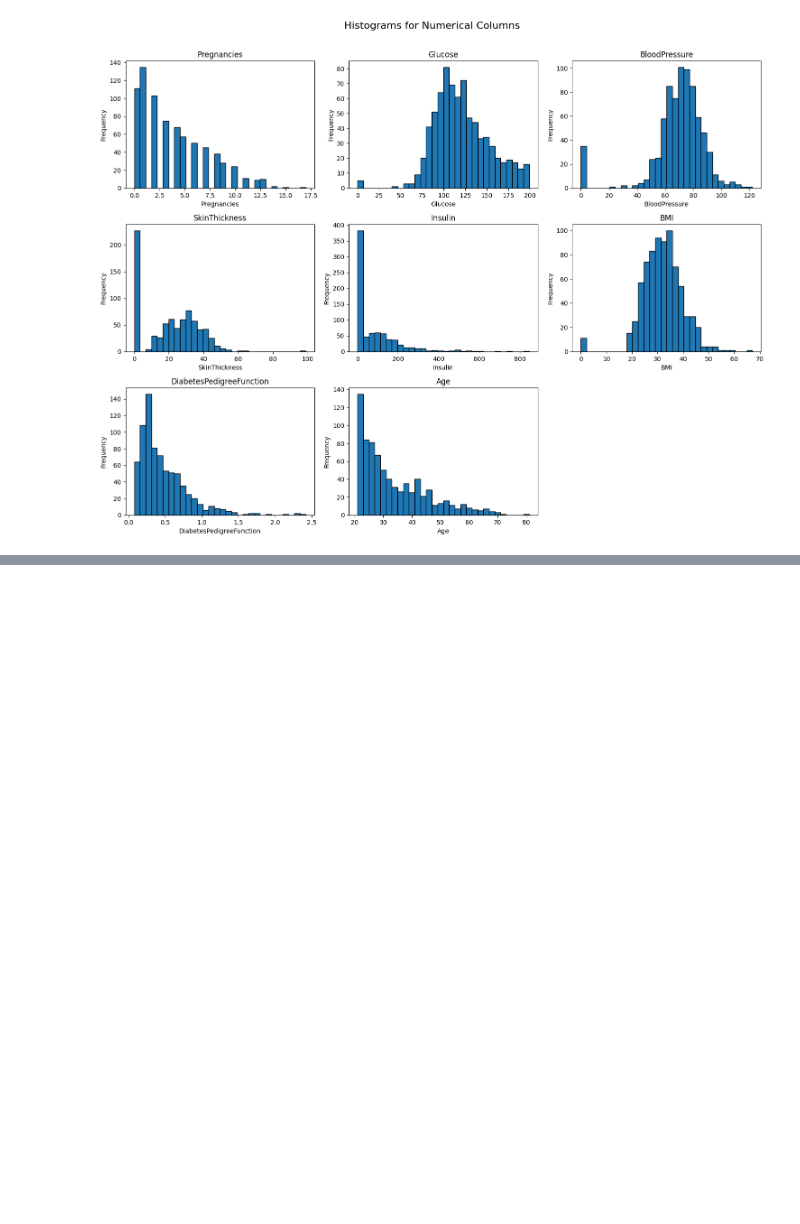
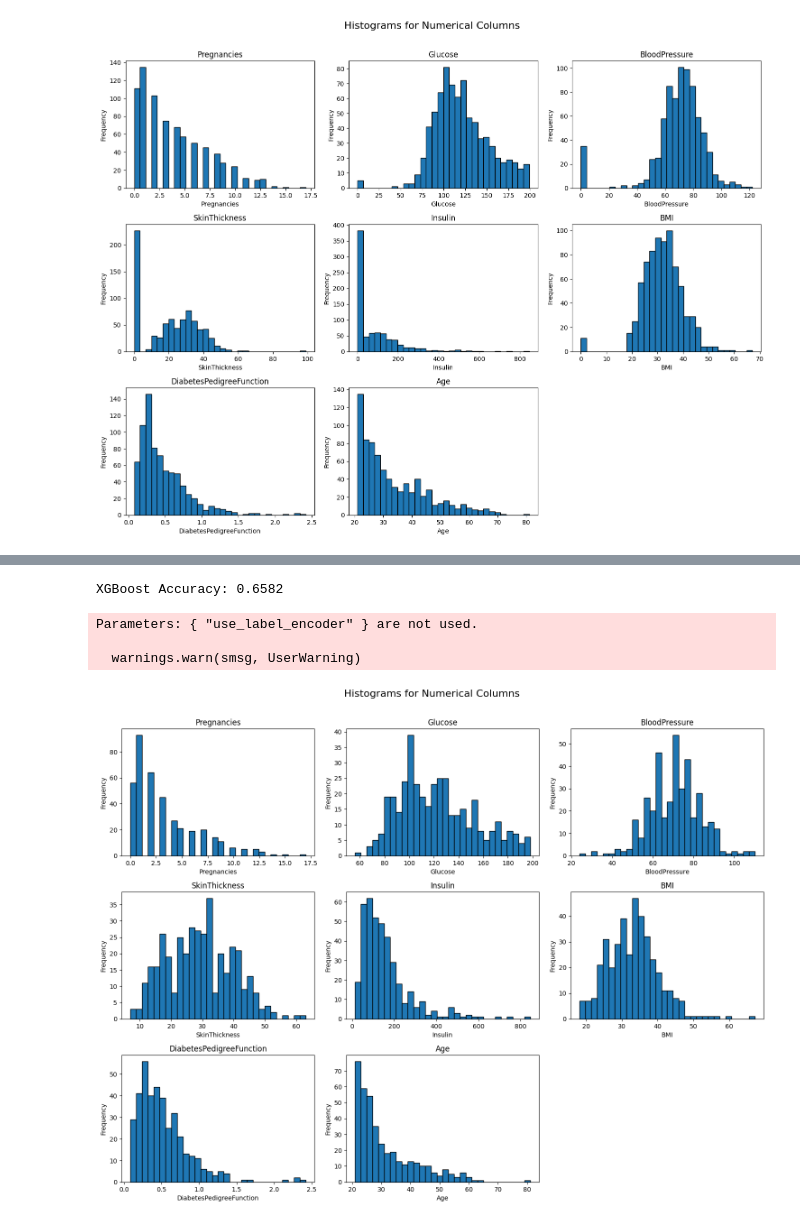
Before and after one commit to nigelmaxwee/sc5010-introduction-to-data-analysis, a Jupyter notebook: data-preprocessing.ipynb, the cells around one changed output, grey strips where cells are left out. Cells and saved outputs as stored; diff of their text form; code cells hidden in the pictures; blank space fills up the shorter version.

Commit message:
Removed rows with 0 in applicable columns

```diff
--- a/data-preprocessing.ipynb
+++ b/data-preprocessing.ipynb
@@ -131,3 +131,10 @@ plt.tight_layout(rect=[0, 0, 1, 0.97])  # Adjust layout to fit title
 plt.show()
 # %% [output]
 [figure]
+# %%
+# Replace zero values in specific columns with NaN
+columns_to_replace = ['Glucose', 'BloodPressure', 'SkinThickness', 'Insulin', 'BMI']
+df[columns_to_replace] = df[columns_to_replace].replace(0, np.NaN)
+
+# Print the count of missing values
+print(df.isnull().sum())
@@ -133,0 +152,10 @@ plt.show()
+# %%
+# Remove rows where any of these columns contain NaN
+df_cleaned = df.dropna(subset=columns_to_replace)
+
+# Print the shape before and after cleaning
+print(f"Original dataset shape: {df.shape}")
+print(f"Cleaned dataset shape: {df_cleaned.shape}")
+
+# Display first few rows of cleaned data
+df_cleaned.head()
@@ -133,0 +200,53 @@ plt.show()
+# %%
+import xgboost as xgb
+from sklearn.model_selection import train_test_split
+from sklearn.metrics import accuracy_score
+
+# Define features and target
+X = df_cleaned[columns_to_replace]  # Features (contains NaNs)
+y = df_cleaned['Outcome']  # Target (Diabetes 0 or 1)
+
+# Split into train-test sets
+X_train, X_test, y_train, y_test = train_test_split(X, y, test_size=0.2, random_state=42)
+
+# Create XGBoost classifier
+xgb_clf = xgb.XGBClassifier(use_label_encoder=False, eval_metric='logloss', missing=np.nan)
+
+# Train the model (XGBoost will handle NaNs internally)
+xgb_clf.fit(X_train, y_train)
+
+# Make predictions
+y_pred = xgb_clf.predict(X_test)
+
+# Evaluate the model
+accuracy = accuracy_score(y_test, y_pred)
+print(f"XGBoost Accuracy: {accuracy:.4f}")
+# %% [output]
+XGBoost Accuracy: 0.6582
+Parameters: { "use_label_encoder" } are not used.
+
+  warnings.warn(smsg, UserWarning)
+# %%
+# historgam of numerical columns to visualize the distribution
+
+fig, axes = plt.subplots(4, 3, figsize=(15, 15))
+fig.suptitle('Histograms for Numerical Columns', fontsize=16)
+
+# Flatten the axes array for easy iteration
+axes = axes.flatten()
+
+# Generate histograms for each numerical column
+for i, column in enumerate(continuous_numerical_columns):
+    axes[i].hist(df_cleaned[column].dropna(), bins=30, edgecolor='black')
+    axes[i].set_title(column)
+    axes[i].set_xlabel(column)
+    axes[i].set_ylabel('Frequency')
+
+# Hide any unused subplots
+for j in range(len(continuous_numerical_columns), len(axes)):
+    fig.delaxes(axes[j])
+
+plt.tight_layout(rect=[0, 0, 1, 0.97])  # Adjust layout to fit title
+plt.show()
+# %% [output]
+[figure, added]
```
Also changed, not shown: parts of 4 cells of this notebook.
